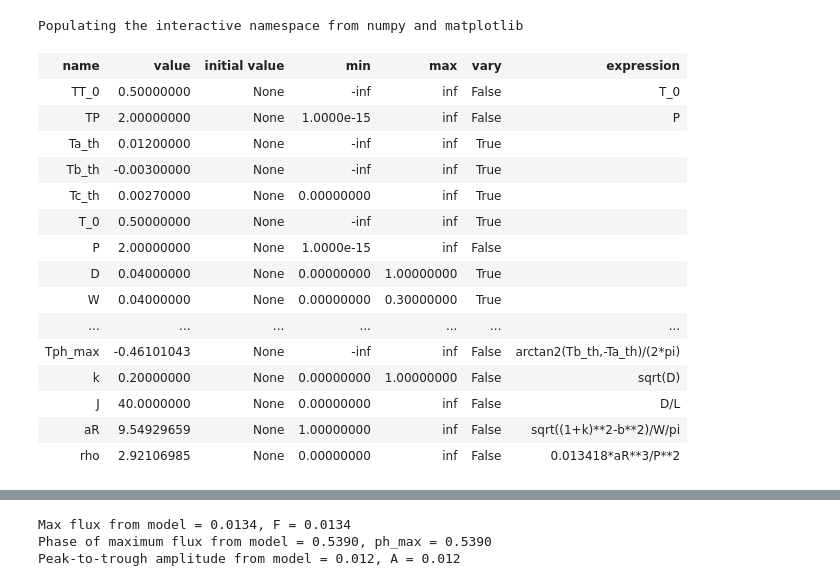
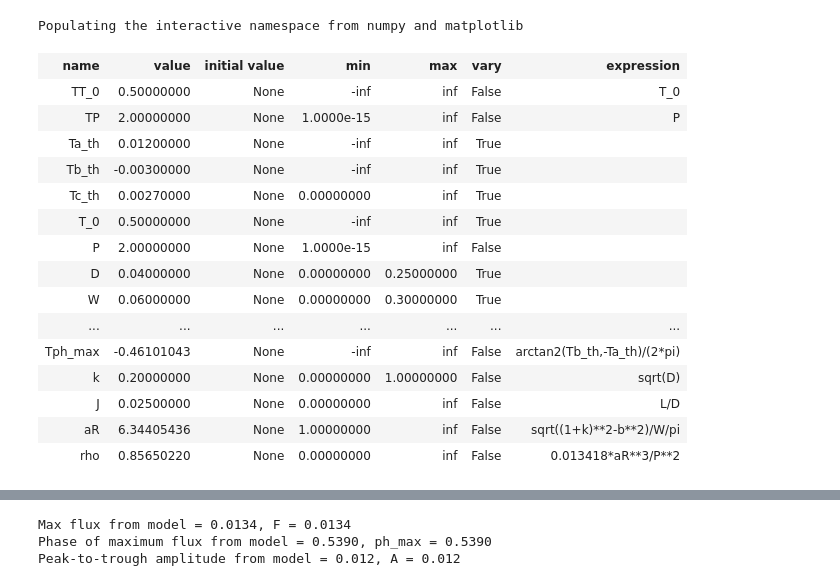
Before and after one commit to pmaxted/pycheops, a Jupyter notebook: pycheops/examples/Notebooks/TestThermalPhaseModel.ipynb, the cells around one changed output, grey strips where cells are left out. Cells and saved outputs as stored; diff of their text form; code cells hidden in the pictures.

```diff
--- a/pycheops/examples/Notebooks/TestThermalPhaseModel.ipynb
+++ b/pycheops/examples/Notebooks/TestThermalPhaseModel.ipynb
@@ -11,35 +11,35 @@ a_th = 0.012
 b_th = -0.003
 c_th = 0.0027
 D = 0.04
-W = 0.04
-S = 0.1
+W = 0.06
+b = 0.1
 L = 0.001
 # %%
 m = ThermalPhaseModel(prefix="T")*EclipseModel()*FactorModel()
 pars = m.make_params(T_0=T_0,
                      Ta_th=a_th, Tb_th=b_th, Tc_th=c_th,
-                     D=D, W=W, S=S, L=L)
+                     D=D, W=W, b=b, L=L)
 pars['P'].set(value=P, vary=False)
 pars['TT_0'].set(expr='T_0')
 pars['TP'].set(expr='P')
 pars
 # %% [output]
 | name | value | initial value | min | max | vary | expression |
 | TT_0 | 0.50000000 | None | -inf | inf | False | T_0 |
 | TP | 2.00000000 | None | 1.0000e-15 | inf | False | P |
 | Ta_th | 0.01200000 | None | -inf | inf | True |  |
 | Tb_th | -0.00300000 | None | -inf | inf | True |  |
 | Tc_th | 0.00270000 | None | 0.00000000 | inf | True |  |
 | T_0 | 0.50000000 | None | -inf | inf | True |  |
 | P | 2.00000000 | None | 1.0000e-15 | inf | False |  |
-| D | 0.04000000 | None | 0.00000000 | 1.00000000 | True |  |
-| W | 0.04000000 | None | 0.00000000 | 0.30000000 | True |  |
+| D | 0.04000000 | None | 0.00000000 | 0.25000000 | True |  |
+| W | 0.06000000 | None | 0.00000000 | 0.30000000 | True |  |
 | ... | ... | ... | ... | ... | ... | ... |
 | Tph_max | -0.46101043 | None | -inf | inf | False | arctan2(Tb_th,-Ta_th)/(2*pi) |
 | k | 0.20000000 | None | 0.00000000 | 1.00000000 | False | sqrt(D) |
-| J | 40.0000000 | None | 0.00000000 | inf | False | D/L |
-| aR | 9.54929659 | None | 1.00000000 | inf | False | sqrt((1+k)**2-b**2)/W/pi |
-| rho | 2.92106985 | None | 0.00000000 | inf | False | 0.013418*aR**3/P**2 |
+| J | 0.02500000 | None | 0.00000000 | inf | False | L/D |
+| aR | 6.34405436 | None | 1.00000000 | inf | False | sqrt((1+k)**2-b**2)/W/pi |
+| rho | 0.85650220 | None | 0.00000000 | inf | False | 0.013418*aR**3/P**2 |
 # %%
 t = np.arange(T_0,T_0 + P, 0.001)
 yerr = 450e-6
```
Also changed, not shown: parts of 3 cells of this notebook, 17 other files.
